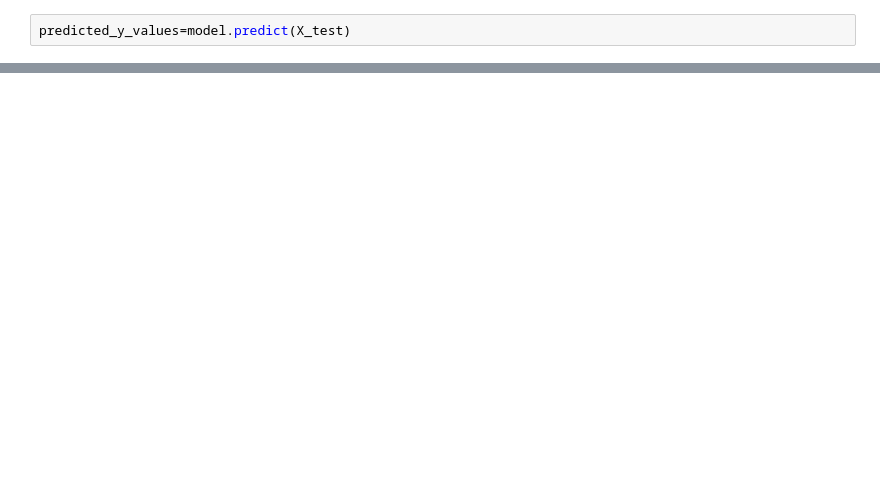
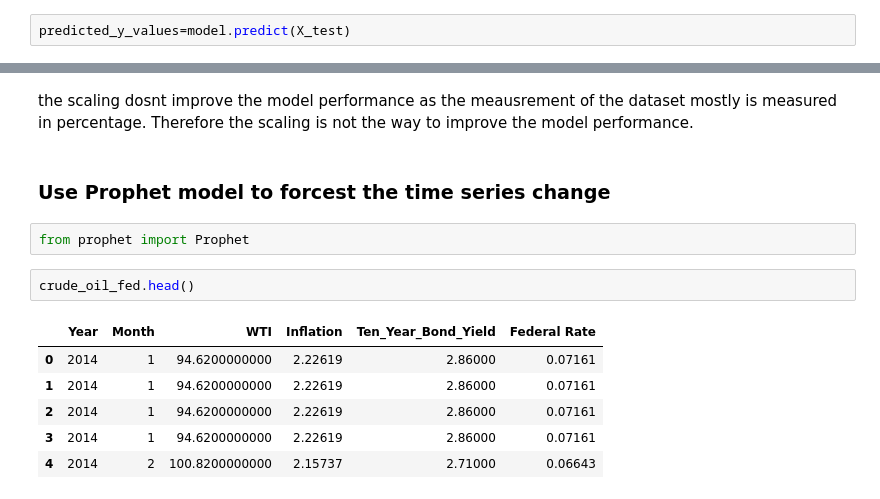
Before and after one commit to Jun-Jiang03/crude_oil_prediction, a Jupyter notebook: Explore and training model.ipynb, the cells around one changed output, grey strips where cells are left out. Drawn from its saved outputs; the diff is of its cells as text; blank space fills up the shorter version.

```diff
--- a/Explore and training model.ipynb
+++ b/Explore and training model.ipynb
@@ -183,0 +380,15 @@ The root mean squared error is 9.928408080108008.
+# %% [markdown]
+the scaling dosnt improve the model performance as the meausrement of the dataset mostly is measured in percentage. Therefore the scaling is not the way to improve the model performance.
+# %% [markdown]
+### Use Prophet model to forcest the time series change
+# %%
+from prophet import Prophet
+# %%
+crude_oil_fed.head()
+# %% [output]
+|  | Year | Month | WTI | Inflation | Ten_Year_Bond_Yield | Federal Rate |
+| 0 | 2014 | 1 | 94.6200000000 | 2.22619 | 2.86000 | 0.07161 |
+| 1 | 2014 | 1 | 94.6200000000 | 2.22619 | 2.86000 | 0.07161 |
+| 2 | 2014 | 1 | 94.6200000000 | 2.22619 | 2.86000 | 0.07161 |
+| 3 | 2014 | 1 | 94.6200000000 | 2.22619 | 2.86000 | 0.07161 |
+| 4 | 2014 | 2 | 100.8200000000 | 2.15737 | 2.71000 | 0.06643 |
```
Also changed, not shown: parts of 66 cells of this notebook.
